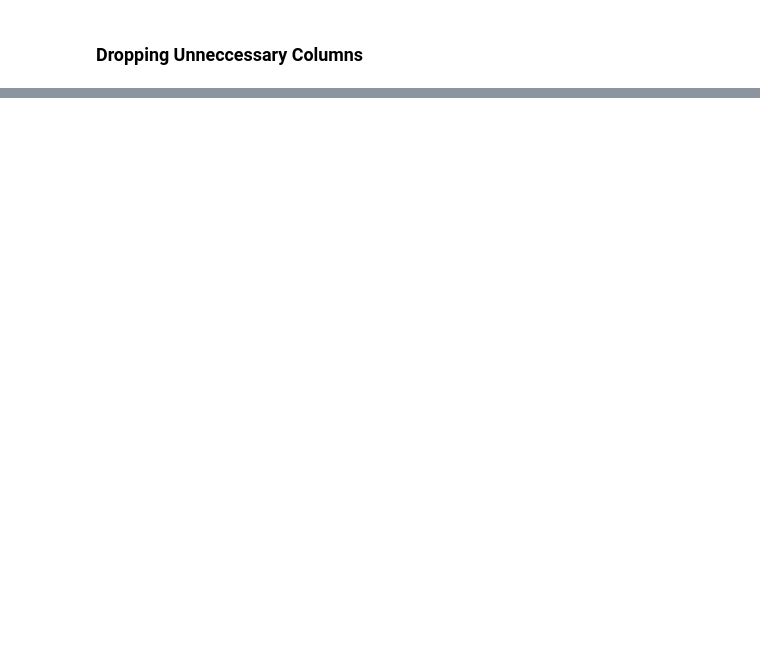
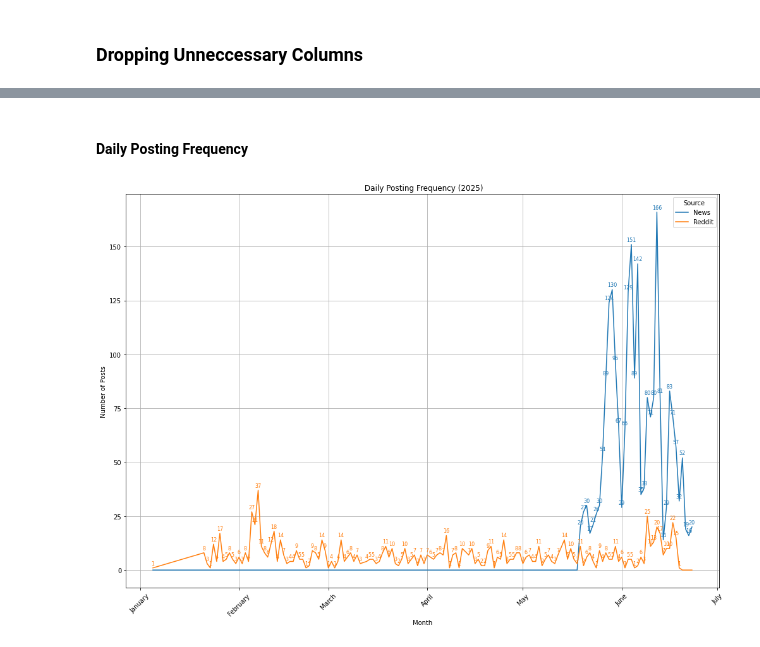
Before and after one commit to L-N-E0/USAID-Kenya-Sentiment-Analysis, a Jupyter notebook: notebooks/Cess.ipynb, the cells around one changed output, grey strips where cells are left out. Cells and saved outputs as stored; diff of their text form; code cells hidden in the pictures; blank space fills up the shorter version.

```diff
--- a/notebooks/Cess.ipynb
+++ b/notebooks/Cess.ipynb
@@ -1321,0 +1338,62 @@ news_df.shape
+# %%
+#Confirm dates are in datetime format
+reddit_df['published_date'] = pd.to_datetime(reddit_df['published_date'])
+news_df['published_date'] = pd.to_datetime(news_df['published_date'])
+# %%
+#Add 'source' column to each
+reddit_df['source'] = 'Reddit'
+news_df['source'] = 'News'
+# %%
+#Combine both datasets
+import pandas as pd
+
+combined_df = pd.concat([reddit_df, news_df], ignore_index=True)
+
+# Filter for 2025 data
+combined_df = combined_df[combined_df['published_date'].dt.year == 2025] #because we are focusing on the year Trump announced the USAID budget cuts
+# %% [markdown]
+#### Daily Posting Frequency
+# %%
+import matplotlib.pyplot as plt
+import matplotlib.dates as mdates
+
+# Group by date and source
+daily_counts = combined_df.groupby(
+    [combined_df['published_date'].dt.date, 'source']
+).size().unstack(fill_value=0)
+
+# Plot
+fig, ax = plt.subplots(figsize=(14, 10))
+lines = daily_counts.plot(kind='line', ax=ax)
+
+# Title and labels
+ax.set_title(' Daily Posting Frequency (2025)')
+ax.set_xlabel('Month')
+ax.set_ylabel('Number of Posts')
+ax.grid(True)
+ax.legend(title='Source')
+
+# Format x-axis to show month names
+ax.xaxis.set_major_locator(mdates.MonthLocator())
+ax.xaxis.set_major_formatter(mdates.DateFormatter('%B'))
+plt.xticks(rotation=45)
+
+# Annotate counts
+for line in lines.get_lines():
+    data = line.get_xydata()
+    for x, y in data:
+        if y > 0:
+            ax.annotate(
+                f'{int(y)}',
+                (x, y),
+                textcoords="offset points",
+                xytext=(0, 5),
+                ha='center',
+                fontsize=8,
+                color=line.get_color()
+            )
+
+plt.tight_layout()
+plt.show()
+# %% [output]
+[figure, added]
```
Also changed, not shown: parts of 108 cells of this notebook.
